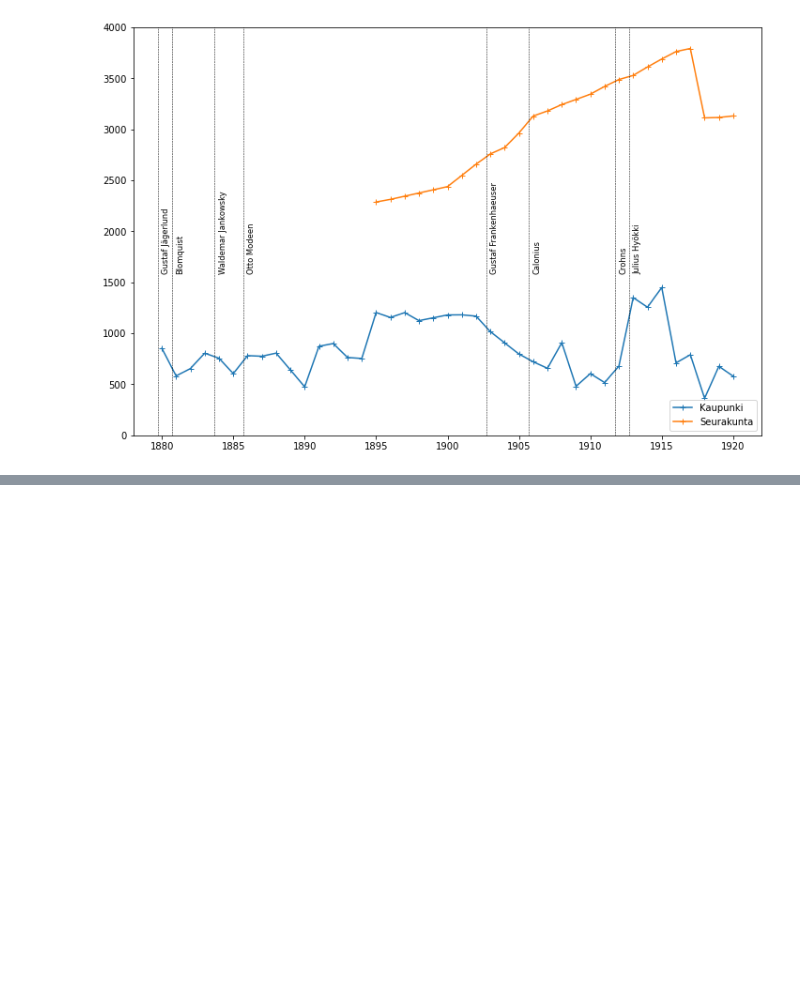
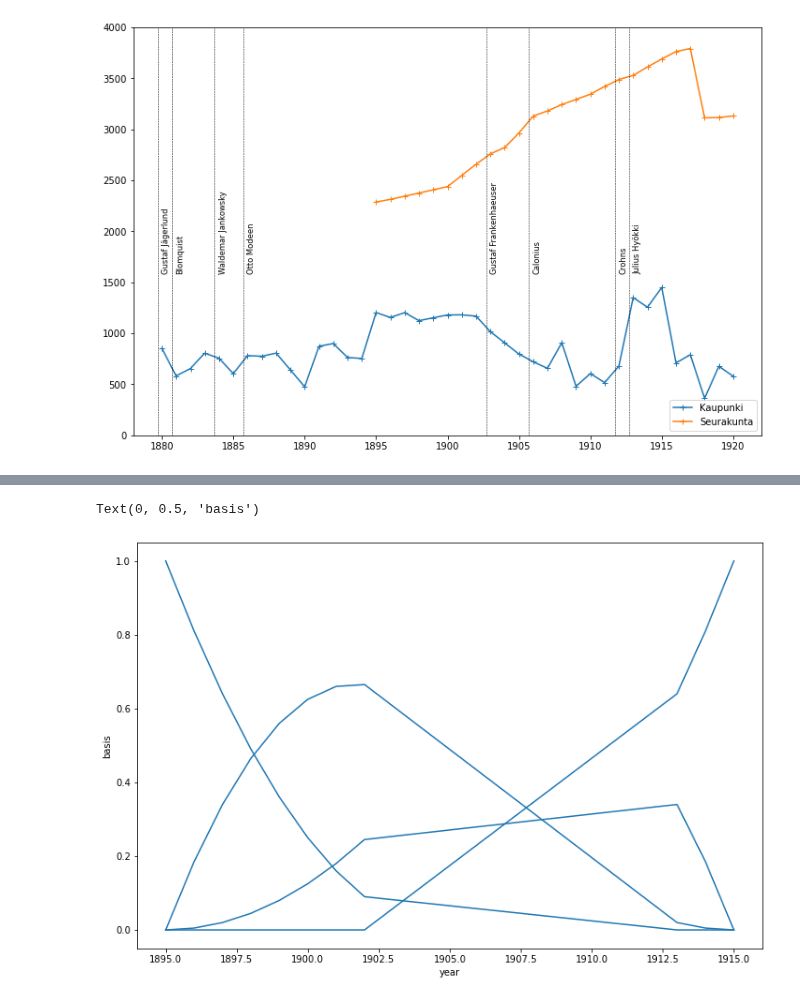
Before and after one commit to AnttiHaerkoenen/vyborg_orthodox, a Jupyter notebook: notebooks/missing_orthodox.ipynb, the cells around one changed output, grey strips where cells are left out. Drawn from its saved outputs; the diff is of its cells as text; code cells hidden in the pictures; blank space fills up the shorter version.

```diff
--- a/notebooks/missing_orthodox.ipynb
+++ b/notebooks/missing_orthodox.ipynb
@@ -175,0 +177,24 @@ data.drop(columns=['Henkikirjoittaja'], inplace=True)
+# %%
+import arviz as az
+import pymc3 as pm
+from patsy import dmatrix
+
+regression_data = data.loc['1895':'1902', 'Kaupunki'].append(
+    data.loc['1913':'1915', 'Kaupunki']
+)
+
+n_knots = 3
+knot_list = np.linspace(regression_data.index[0], regression_data.index[-1], n_knots)
+B = dmatrix(
+    "bs(year, knots=knots, degree=2, include_intercept=True) - 1",
+    {"year": regression_data.index.values, "knots": knot_list[1:-1]},
+)
+
+_, ax = plt.subplots(1, 1, figsize=(12, 8))
+for i in range(n_knots + 1):
+    ax.plot(regression_data.index, (B[:, i]), color="C0")
+ax.set_xlabel("year")
+ax.set_ylabel("basis")
+# %% [output]
+Text(0, 0.5, 'basis')
+[figure, added]
```
Also changed, not shown: parts of 3 cells of this notebook.
